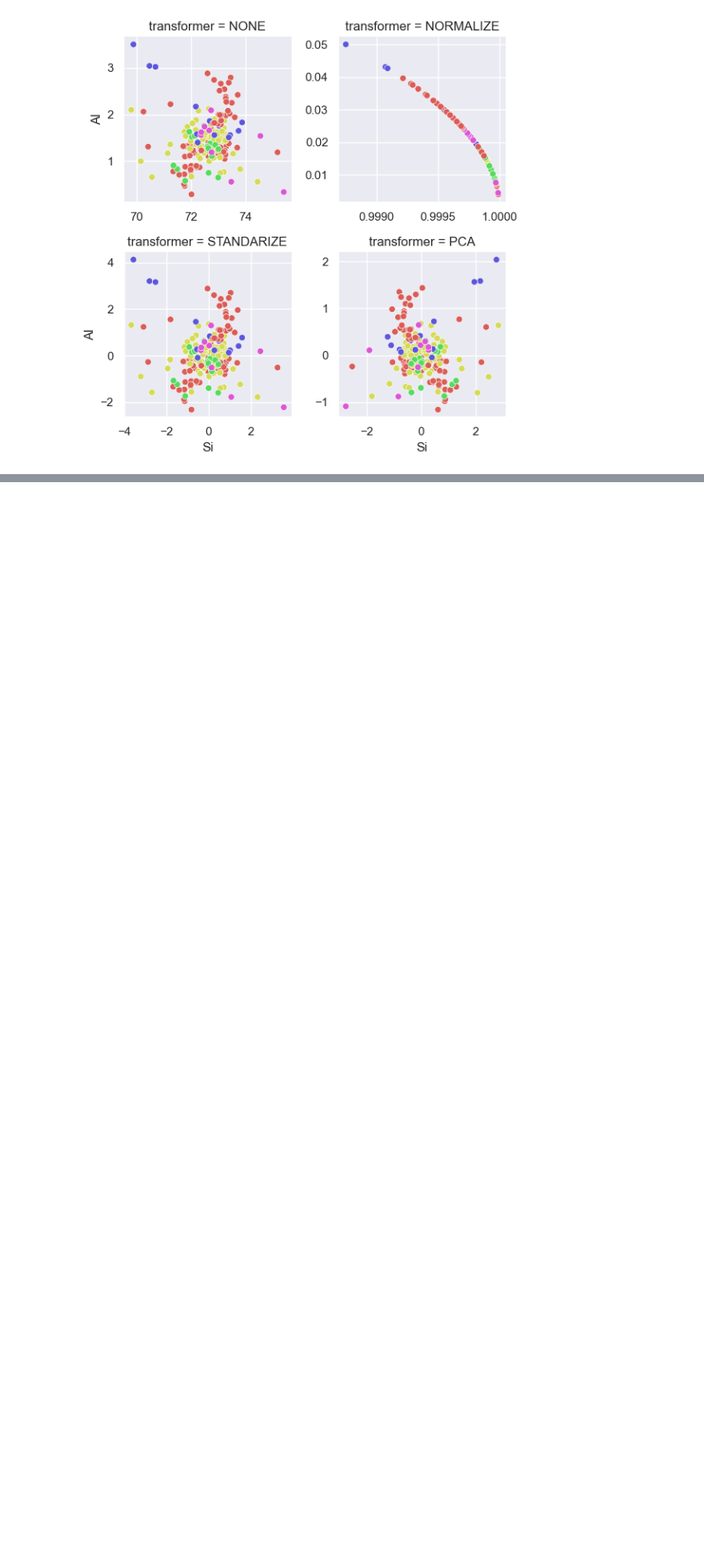
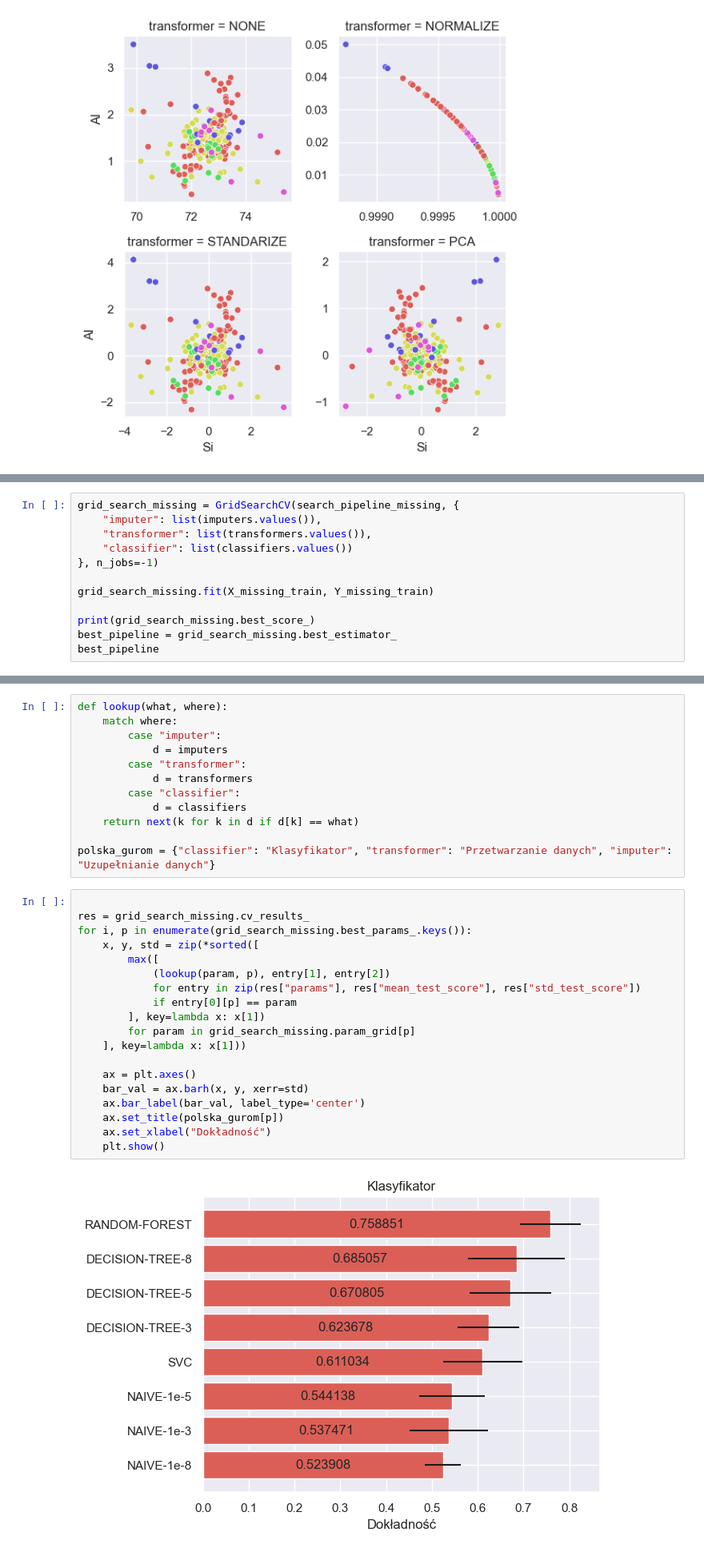
Before and after one commit to jakubzehner/ArtificialIntelligenceWUST, a Jupyter notebook: Project4/glassML.ipynb, the cells around one changed output, grey strips where cells are left out. Shown at 80% size. Saved outputs shown, nothing was run; the diff lists cells and outputs as text; blank space fills up the shorter version.

```diff
--- a/Project4/glassML.ipynb
+++ b/Project4/glassML.ipynb
@@ -249,0 +274,12 @@ sns.FacetGrid(
+# %%
+grid_search_missing = GridSearchCV(search_pipeline_missing, {
+    "imputer": list(imputers.values()),
+    "transformer": list(transformers.values()),
+    "classifier": list(classifiers.values())
+}, n_jobs=-1)
+
+grid_search_missing.fit(X_missing_train, Y_missing_train)
+
+print(grid_search_missing.best_score_)
+best_pipeline = grid_search_missing.best_estimator_
+best_pipeline
@@ -249,0 +310,33 @@ sns.FacetGrid(
+# %%
+def lookup(what, where):
+    match where:
+        case "imputer":
+            d = imputers
+        case "transformer":
+            d = transformers
+        case "classifier":
+            d = classifiers
+    return next(k for k in d if d[k] == what)
+
+polska_gurom = {"classifier": "Klasyfikator", "transformer": "Przetwarzanie danych", "imputer": "Uzupełnianie danych"}
+# %%
+
+res = grid_search_missing.cv_results_
+for i, p in enumerate(grid_search_missing.best_params_.keys()):
+    x, y, std = zip(*sorted([
+        max([
+            (lookup(param, p), entry[1], entry[2])
+            for entry in zip(res["params"], res["mean_test_score"], res["std_test_score"])
+            if entry[0][p] == param
+        ], key=lambda x: x[1])
+        for param in grid_search_missing.param_grid[p]
+    ], key=lambda x: x[1]))
+
+    ax = plt.axes()
+    bar_val = ax.barh(x, y, xerr=std)
+    ax.bar_label(bar_val, label_type='center')
+    ax.set_title(polska_gurom[p])
+    ax.set_xlabel("Dokładność")
+    plt.show()
+# %% [output]
+[figure, added]
```
Also changed, not shown: parts of 13 cells of this notebook.
